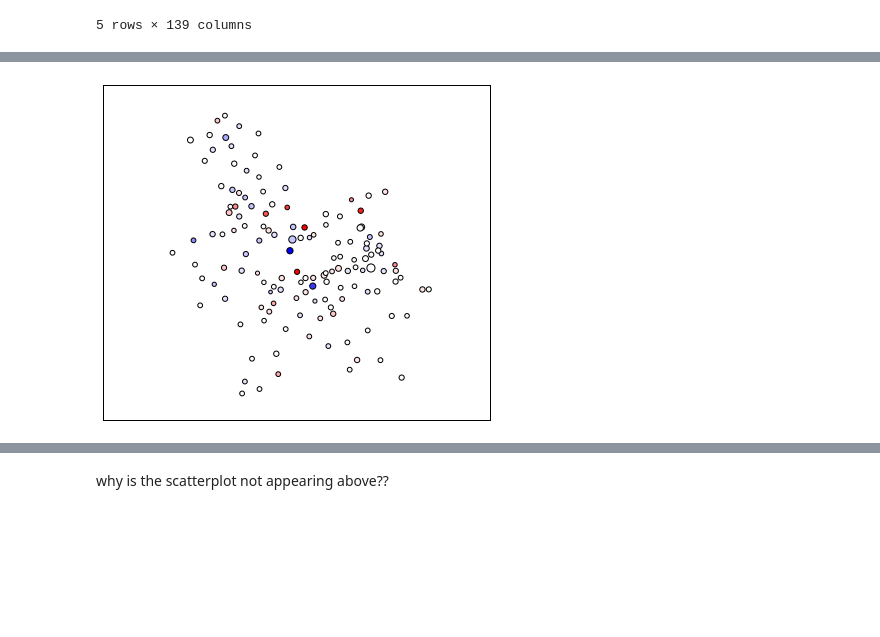
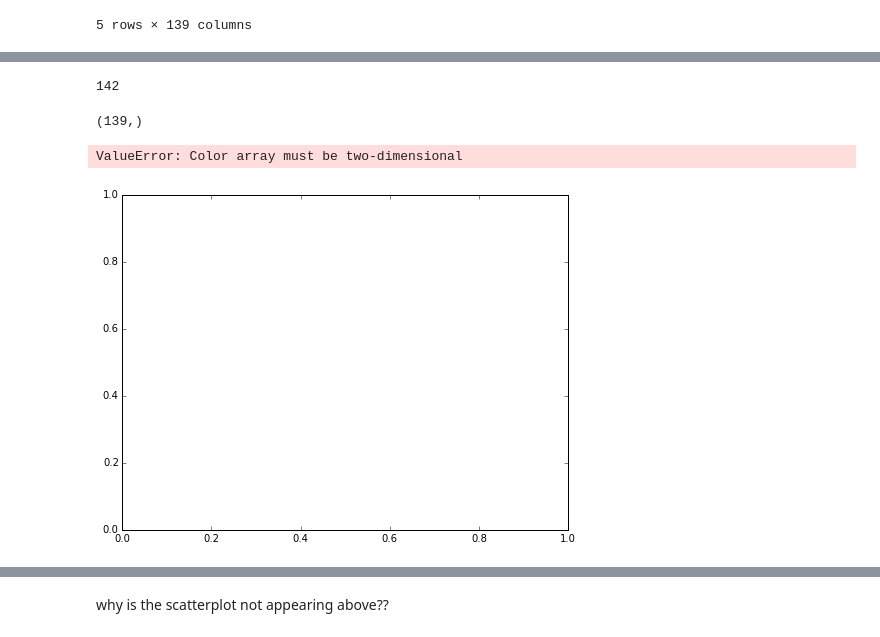
Before and after one commit to awbirdsall/hubway-explore, a Jupyter notebook: hubway_plotbikedata.ipynb, the cells around one changed output, grey strips where cells are left out. Saved outputs shown, nothing was run; the diff lists cells and outputs as text; code cells hidden in the pictures; blank space fills up the shorter version.

```diff
--- a/hubway_plotbikedata.ipynb
+++ b/hubway_plotbikedata.ipynb
@@ -77,7 +105,16 @@ Name: capacity, dtype: float64
+# %%
+x.size
+# %% [output]
+142
+# %%
+bikedata.iloc[0].shape
+# %% [output]
+(139,)
 # %%
 x,y = hub_map(df.long.values, df.lat.values)
 bikechange = (bikedata.iloc[-1] - bikedata.iloc[0]).values
 plot_handle = hub_map.scatter(x, y, c=bikechange, cmap = 'bwr',
-                  s = (df.capacity * 1.5).values)
+                  s = (df.capacity * 2).values)
 # %% [output]
+ValueError: Color array must be two-dimensional
-[figure, old version]
+[figure, new version]
```
Also changed, not shown: parts of 7 cells of this notebook.
